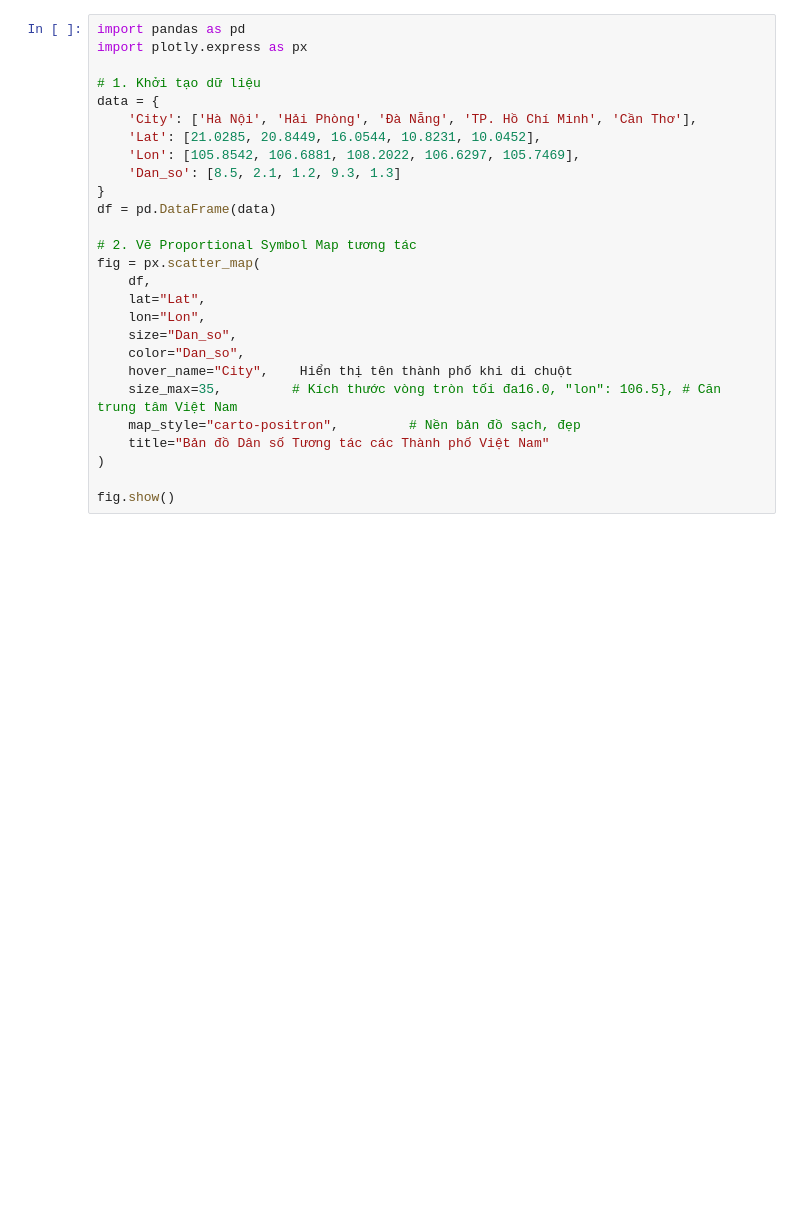
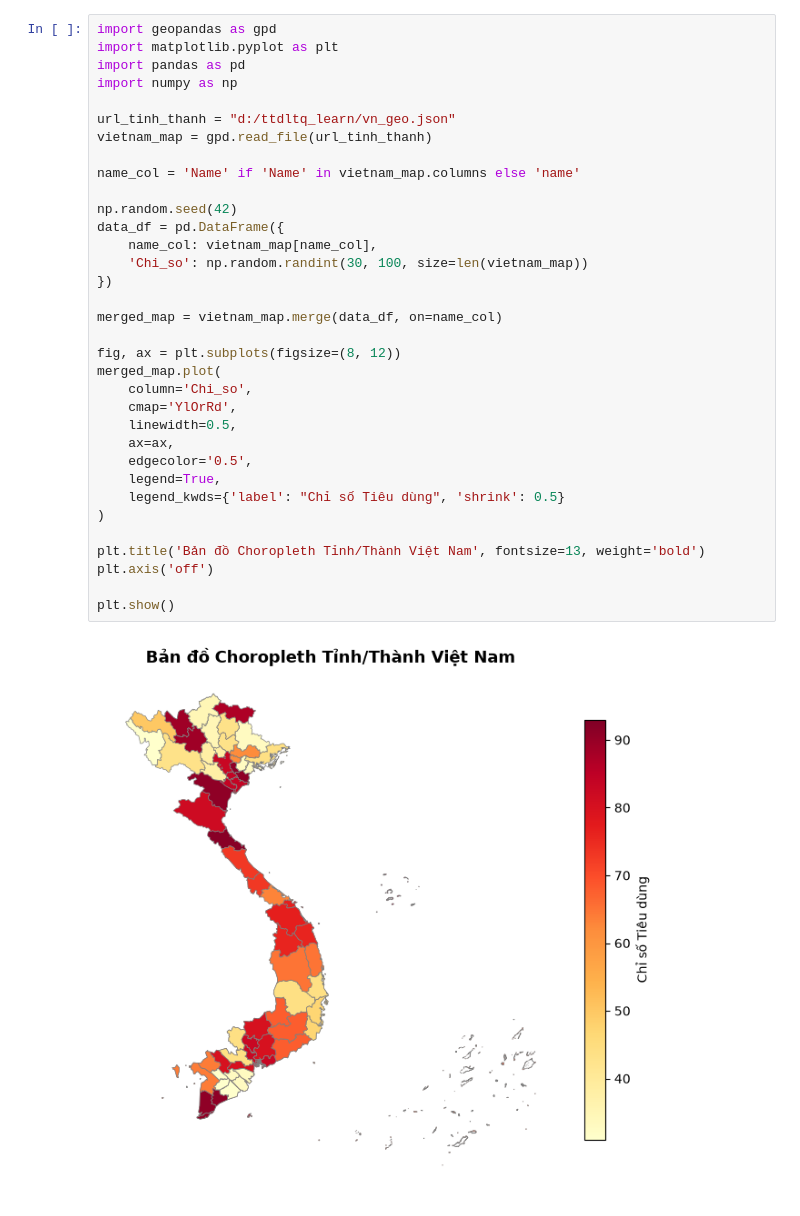
Before and after one commit to solvarhuynh/interactive-data-visualization-hcmute, a Jupyter notebook: python/b8/diemdanh.ipynb, the cells around one changed output. Drawn from its saved outputs; the diff is of its cells as text; blank space fills up the shorter version.

```diff
--- a/python/b8/diemdanh.ipynb
+++ b/python/b8/diemdanh.ipynb
@@ -1,27 +1,36 @@
-# %%
-import pandas as pd
-import plotly.express as px
-
-# 1. Khởi tạo dữ liệu
-data = {
-    'City': ['Hà Nội', 'Hải Phòng', 'Đà Nẵng', 'TP. Hồ Chí Minh', 'Cần Thơ'],
-    'Lat': [21.0285, 20.8449, 16.0544, 10.8231, 10.0452],
-    'Lon': [105.8542, 106.6881, 108.2022, 106.6297, 105.7469],
-    'Dan_so': [8.5, 2.1, 1.2, 9.3, 1.3]
-}
-df = pd.DataFrame(data)
-
-# 2. Vẽ Proportional Symbol Map tương tác
-fig = px.scatter_map(
-    df,
-    lat="Lat",
-    lon="Lon",
-    size="Dan_so",
-    color="Dan_so",
-    hover_name="City",    Hiển thị tên thành phố khi di chuột
-    size_max=35,         # Kích thước vòng tròn tối đa16.0, "lon": 106.5}, # Căn trung tâm Việt Nam
-    map_style="carto-positron",         # Nền bản đồ sạch, đẹp
-    title="Bản đồ Dân số Tương tác các Thành phố Việt Nam"
-)
-
-fig.show()
+# %%
+import geopandas as gpd
+import matplotlib.pyplot as plt
+import pandas as pd
+import numpy as np
+
+url_tinh_thanh = "d:/ttdltq_learn/vn_geo.json"
+vietnam_map = gpd.read_file(url_tinh_thanh)
+
+name_col = 'Name' if 'Name' in vietnam_map.columns else 'name'
+
+np.random.seed(42)
+data_df = pd.DataFrame({
+    name_col: vietnam_map[name_col],
+    'Chi_so': np.random.randint(30, 100, size=len(vietnam_map))
+})
+
+merged_map = vietnam_map.merge(data_df, on=name_col)
+
+fig, ax = plt.subplots(figsize=(8, 12))
+merged_map.plot(
+    column='Chi_so',
+    cmap='YlOrRd',
+    linewidth=0.5,
+    ax=ax,
+    edgecolor='0.5',
+    legend=True,
+    legend_kwds={'label': "Chỉ số Tiêu dùng", 'shrink': 0.5}
+)
+
+plt.title('Bản đồ Choropleth Tỉnh/Thành Việt Nam', fontsize=13, weight='bold')
+plt.axis('off')
+
+plt.show()
+# %% [output]
+[figure, added]
```
Also changed, not shown: 4 other files.
